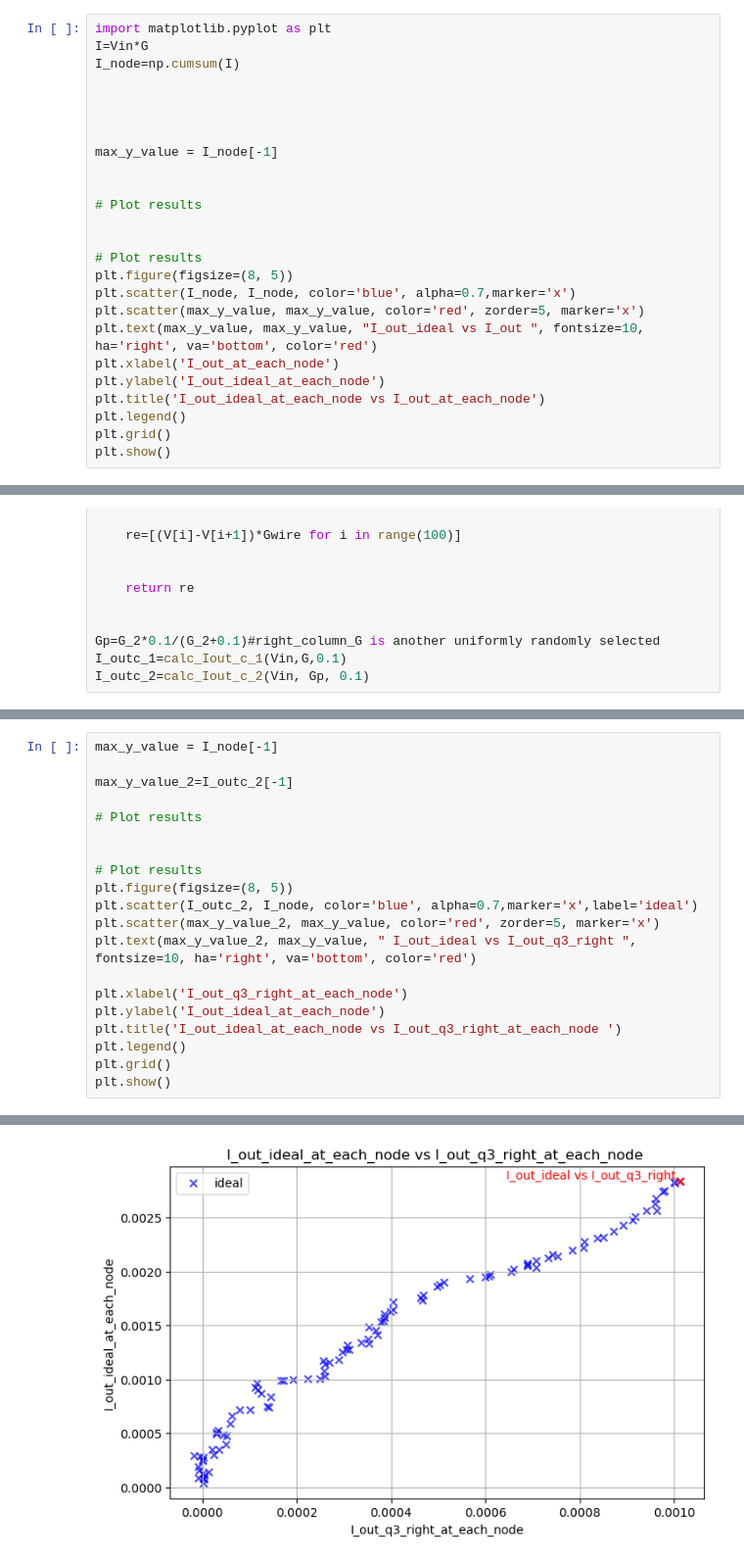
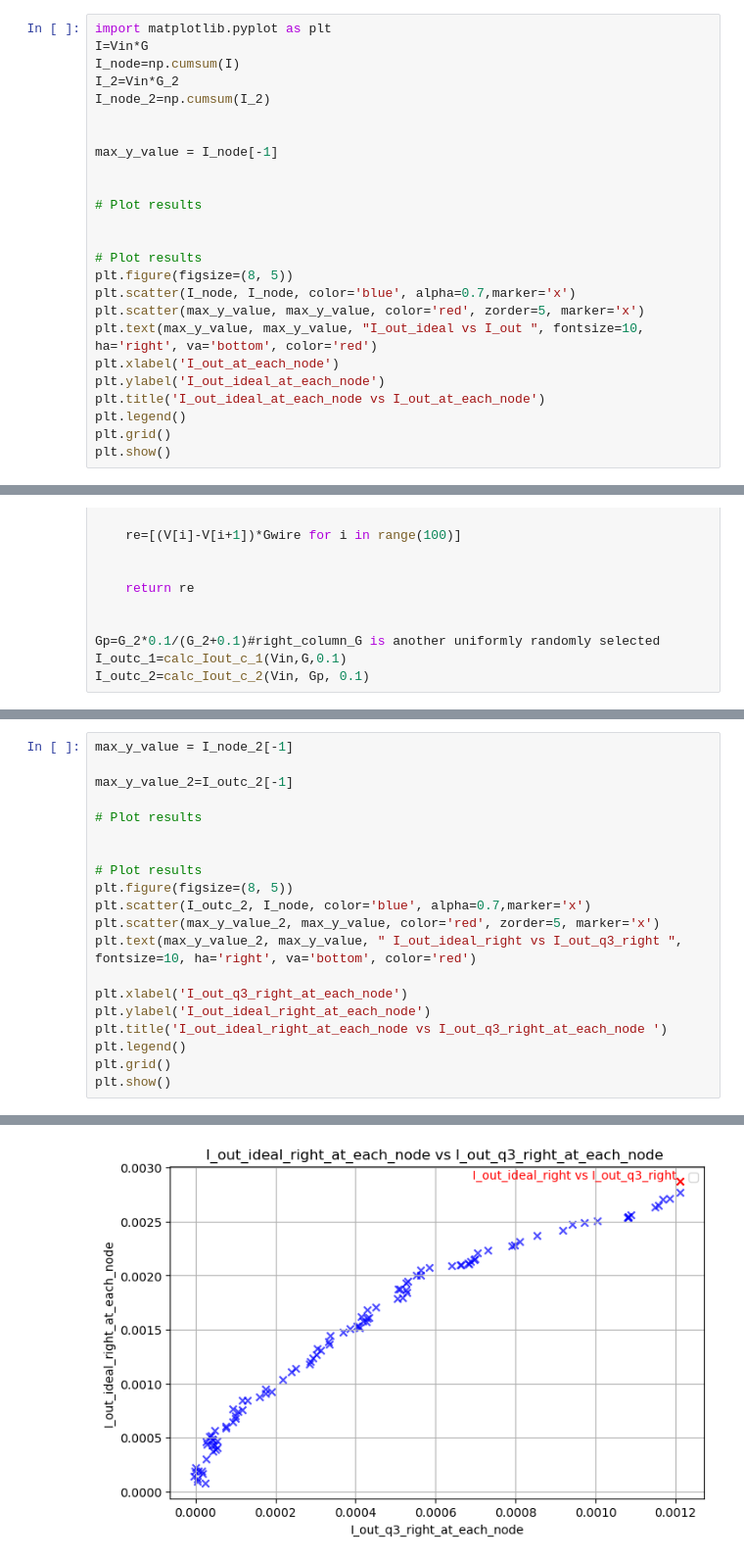
Before and after one commit to kqi5034/circuit-design, a Jupyter notebook: circuit.ipynb, the cells around one changed output, grey strips where cells are left out. Shown: that part at 98% size. Drawn from its saved outputs; the diff is of its cells as text.

```diff
--- a/circuit.ipynb
+++ b/circuit.ipynb
@@ -10,8 +10,8 @@ Q1
 import matplotlib.pyplot as plt
 I=Vin*G
 I_node=np.cumsum(I)
-
-
+I_2=Vin*G_2
+I_node_2=np.cumsum(I_2)
 
 
 max_y_value = I_node[-1]
@@ -204,5 +204,5 @@ No artists with labels found to put in legend.  Note that artists whose label st
 # %%
-max_y_value = I_node[-1]
+max_y_value = I_node_2[-1]
 
 max_y_value_2=I_outc_2[-1]
 
@@ -211,13 +211,13 @@ max_y_value_2=I_outc_2[-1]
 
 # Plot results
 plt.figure(figsize=(8, 5))
-plt.scatter(I_outc_2, I_node, color='blue', alpha=0.7,marker='x',label='ideal')
+plt.scatter(I_outc_2, I_node, color='blue', alpha=0.7,marker='x')
 plt.scatter(max_y_value_2, max_y_value, color='red', zorder=5, marker='x')
-plt.text(max_y_value_2, max_y_value, " I_out_ideal vs I_out_q3_right ", fontsize=10, ha='right', va='bottom', color='red')
+plt.text(max_y_value_2, max_y_value, " I_out_ideal_right vs I_out_q3_right ", fontsize=10, ha='right', va='bottom', color='red')
 
 plt.xlabel('I_out_q3_right_at_each_node')
-plt.ylabel('I_out_ideal_at_each_node')
-plt.title('I_out_ideal_at_each_node vs I_out_q3_right_at_each_node ')
+plt.ylabel('I_out_ideal_right_at_each_node')
+plt.title('I_out_ideal_right_at_each_node vs I_out_q3_right_at_each_node ')
 plt.legend()
 plt.grid()
 plt.show()
@@ -225,4 +226,4 @@ plt.show()
-[figure, old version]
+[figure, new version]
 # %%
 print(I_outc_1[-1],I_outc_2[-1])
 print(I_node[-1])
```
Also changed, not shown: parts of 5 cells of this notebook.
